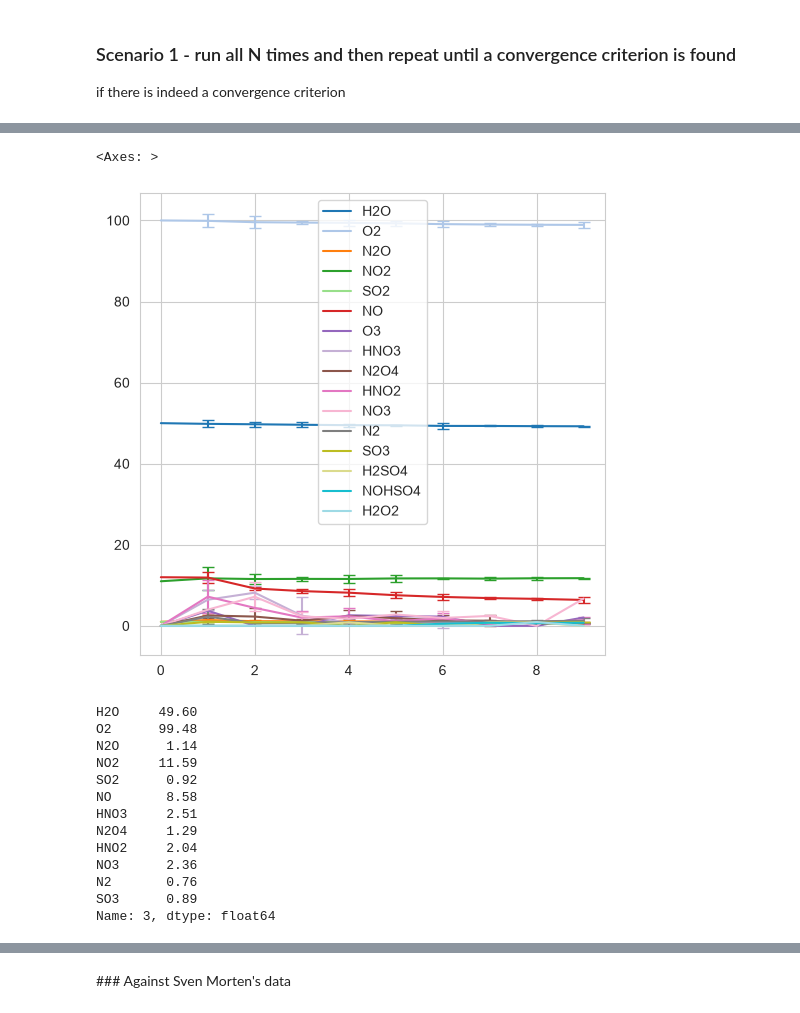
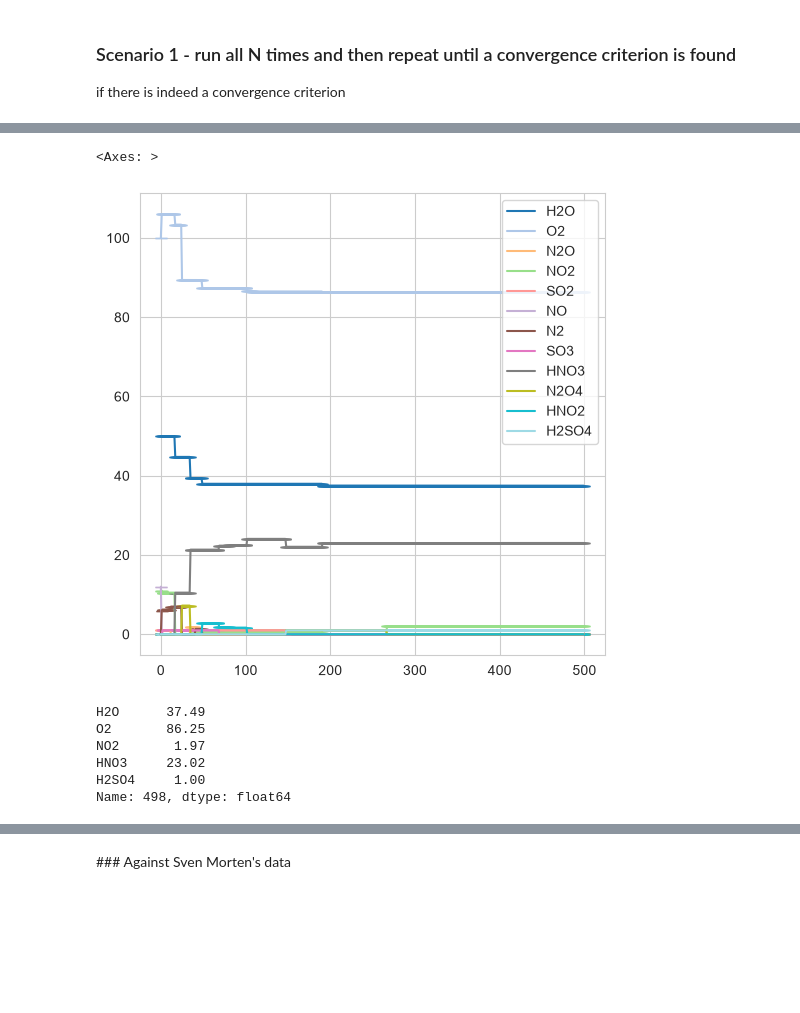
Before and after one commit to badw/arcs, a Jupyter notebook: examples/table_sandbox.ipynb, the cells around one changed output, grey strips where cells are left out. Drawn from its saved outputs; the diff is of its cells as text; code cells hidden in the pictures; blank space fills up the shorter version.

```diff
--- a/examples/table_sandbox.ipynb
+++ b/examples/table_sandbox.ipynb
@@ -359,7 +359,7 @@ def gibbs_scores(
 
     return table.apply(score_row, axis=1)
 # %%
-gibbs_score = gibbs_scores(filtered_table,concentrations)
+gibbs_score = gibbs_scores(filtered_table,concentrations,scale=5)
 gibbs_score
 # %% [output]
 0      0.460667
@@ -416,8 +416,8 @@ def combined_scores(df, weights=None, method='geometric', normalize=True,
 
     return final
 # %%
-combined_score = combined_scores(filtered_table,method="geometric")
+combined_score = combined_scores(filtered_table,method="geometric",weights={'availability_score': 2.0, 'simplicity_score': 1.0, 'gibbs_score': 3.0})
 
 filtered_table["combined_score"] = combined_score
-combined_score.round(2)
+combined_score.round(2).sort_values(ascending=False)
 # %% [output]
@@ -463,14 +465,14 @@ def filter_and_sort_reactions_table(
     filtered_table = filter_table_based_on_availability(table,concentrations)
     # sort table
     availability_score = stoichiometry_scores(filtered_table,concentrations)
-    simplicity_score = simplicity_scores(filtered_table)
+    simplicity_score = simplicity_scores(filtered_table,w_species=1.0,w_coeff=0.5)
     gibbs_score = gibbs_scores(filtered_table,concentrations)
 
     filtered_table["availability_score"] = availability_score
     filtered_table["simplicity_score"] = simplicity_score
     filtered_table["gibbs_score"] = gibbs_score
 
-    combined_score = combined_scores(filtered_table,method="geometric")
+    combined_score = combined_scores(filtered_table,method="sum",weights={'availability_score': 2.0, 'simplicity_score': 1.0, 'gibbs_score': 3.0})
     filtered_table["combined_score"] = combined_score
 
     final_table = filtered_table.sort_values(by="combined_score",ascending=False)
@@ -724,7 +780,7 @@ updated_concs = copy.deepcopy(concentrations)
 
 # needs to start from 1
 for i in tqdm(
-        range(10),
+        range(100),
         desc="Outer Loop",):
     reaction_stats[i] = [None]
     concentration_stats[i] = [updated_concs]
@@ -741,7 +797,7 @@ for i in tqdm(
         concentration_stats[i].append(updated_concs)
     else:
         for n in tqdm(
-            range(1, 101),
+            range(1, 11), # similar to arcs
             desc="Inner Loop", leave=False
         ):
             _conc, _reaction = inner_loop(
@@ -773,28 +829,21 @@ for i in tqdm(
 # %%
 fig,ax = plt.subplots(figsize=(6,6),dpi=100)
 dfs = [pd.DataFrame([x for x in concentration_stats[i][1:] if x]) for i in concentration_stats]
 dfs = [df[df>0.5].dropna(axis=1,how="all") for df in dfs]
-stds = pd.DataFrame([df.std() for df in dfs])
-means = pd.DataFrame([df.mean() for df in dfs])
+stds = pd.DataFrame([df.std() for df in dfs]).fillna(0)
+means = pd.DataFrame([df.mean() for df in dfs]).fillna(0)
 
 means.fillna(0).plot.line(ax=ax,yerr=stds,capsize=4,cmap="tab20")
 # %% [output]
 <Axes: >
-[figure, old version]
+[figure, new version]
 # %%
-final = means.T[3].T.round(2)
-final[final > 0.5]
+final = means.T[len(means)-2].T.round(2)
+final[final > 0]
 # %% [output]
-H2O     49.60
-O2      99.48
-N2O      1.14
-NO2     11.59
-SO2      0.92
-NO       8.58
-HNO3     2.51
-N2O4     1.29
-HNO2     2.04
-NO3      2.36
-N2       0.76
-SO3      0.89
-Name: 3, dtype: float64
+H2O      37.49
+O2       86.25
+NO2       1.97
+HNO3     23.02
+H2SO4     1.00
+Name: 498, dtype: float64
```
Also changed, not shown: parts of 26 cells of this notebook, 2 other files.
